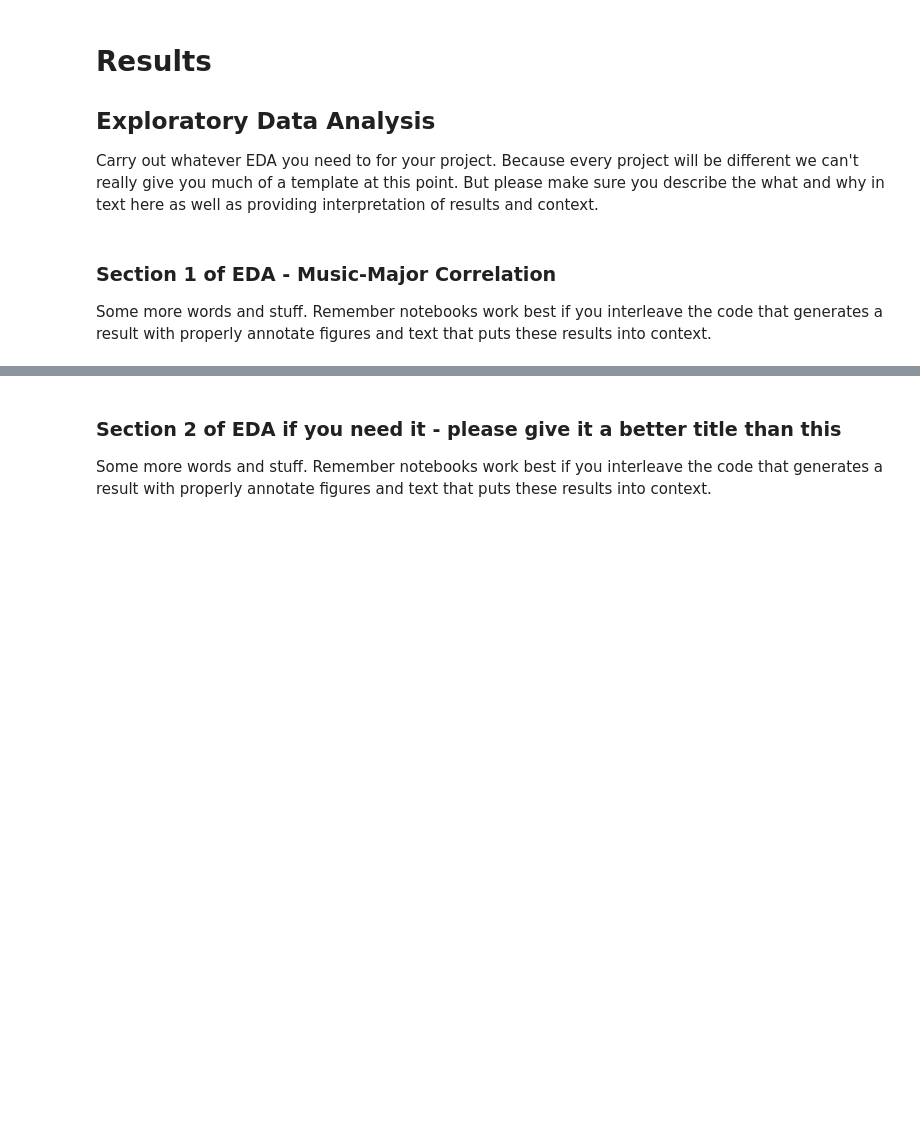
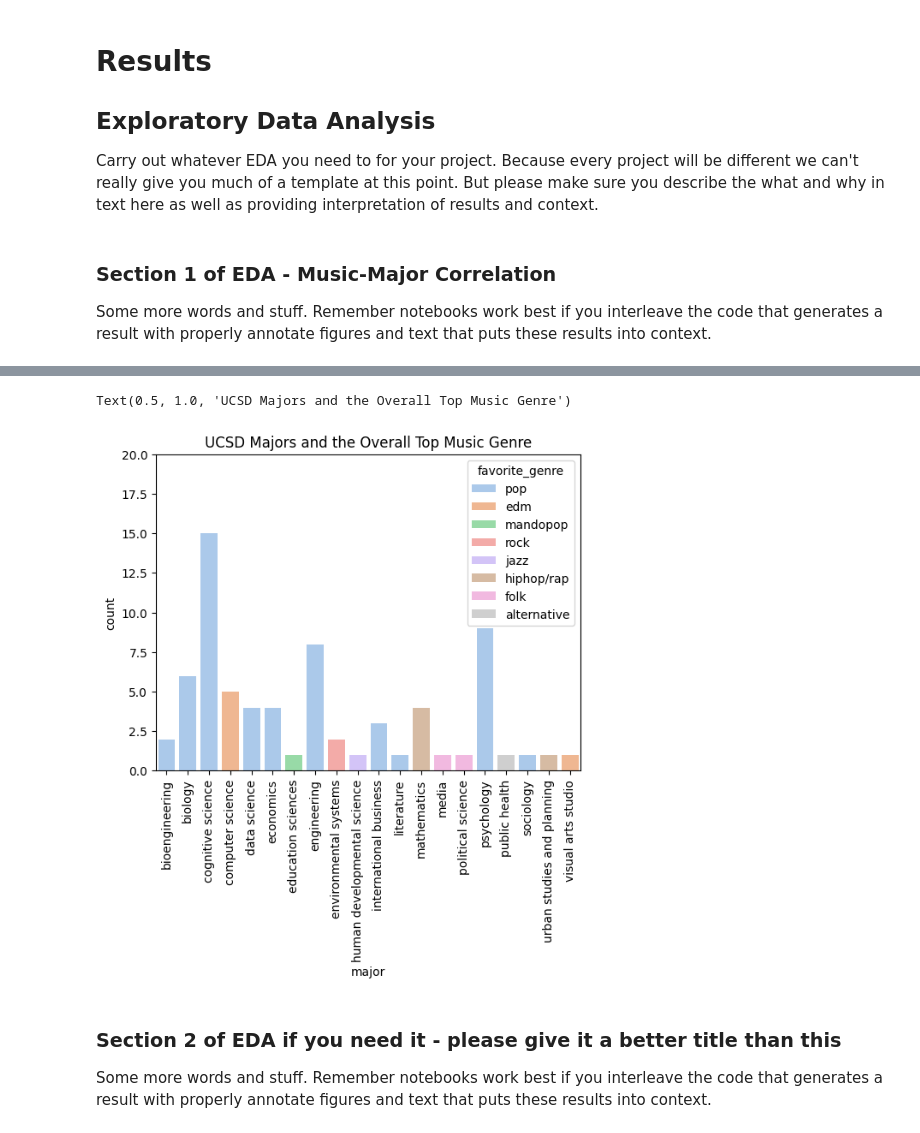
Before and after one commit to ninaahong/COGS108, a Jupyter notebook: EDACheckpoint_Group041_WI24.ipynb, the cells around one changed output, grey strips where cells are left out. Cells and saved outputs as stored; diff of their text form; code cells hidden in the pictures; blank space fills up the shorter version.

```diff
--- a/EDACheckpoint_Group041_WI24.ipynb
+++ b/EDACheckpoint_Group041_WI24.ipynb
@@ -578,3 +585,18 @@ plt.bar('Pulitzer Prize Winners and Finalists, 1990-2003', data=pulitzer)
+# %%
+only_top= music_major_genre.groupby(['major', 'favorite_genre']).size().reset_index()
+only_top=only_top.rename(columns={0:'count'})
+major_count=only_top.loc[only_top['count'].idxmax()]
+major_count=only_top.loc[only_top.groupby('major')['count'].idxmax()]
+
+major_count
+# %%
+music_major_overall=sns.barplot(x='major', y='count', hue='favorite_genre', data=major_count,palette='pastel')
+plt.xticks(rotation=90)
+plt.ylim(0, 20)
+plt.title('UCSD Majors and the Overall Top Music Genre')
+# %% [output]
+Text(0.5, 1.0, 'UCSD Majors and the Overall Top Music Genre')
+[figure, added]
 # %% [markdown]
 ### Section 2 of EDA if you need it  - please give it a better title than this
 
```
Also changed, not shown: parts of 4 cells of this notebook.
